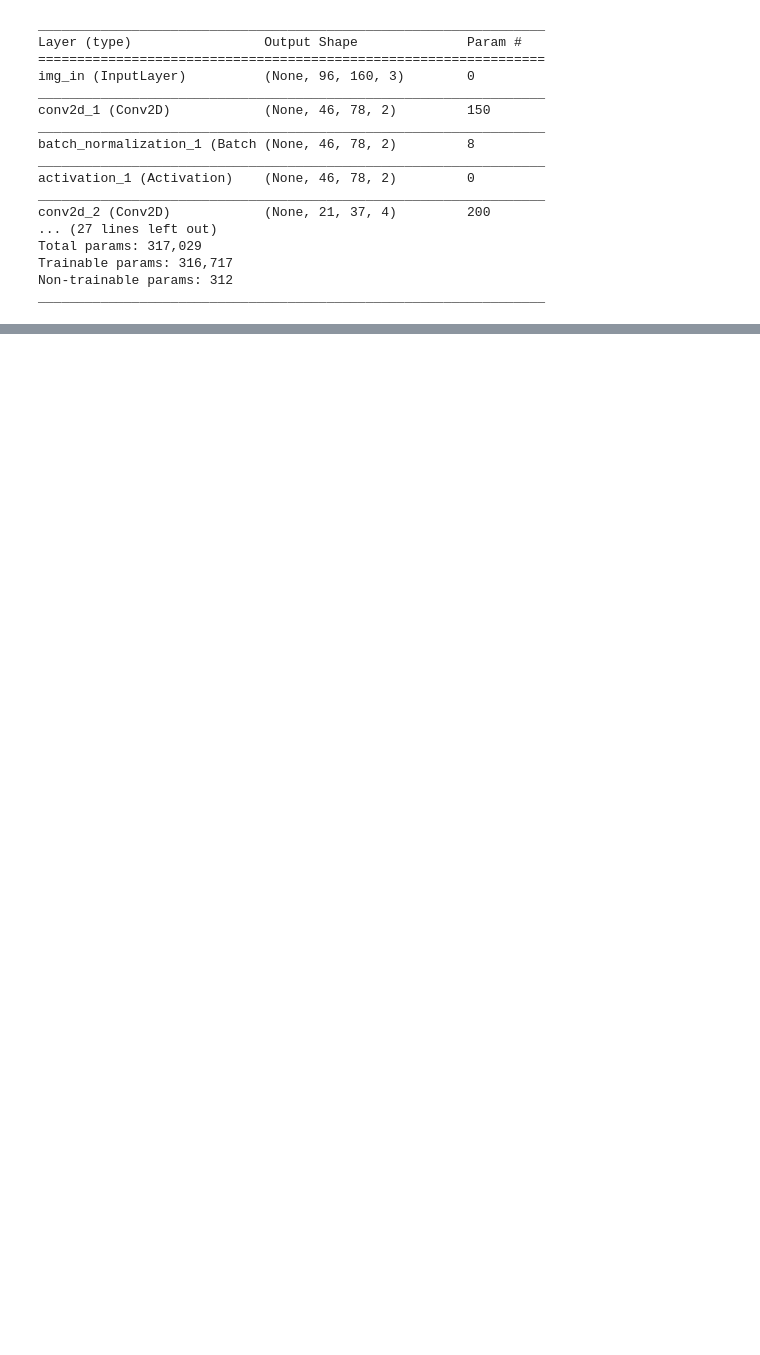
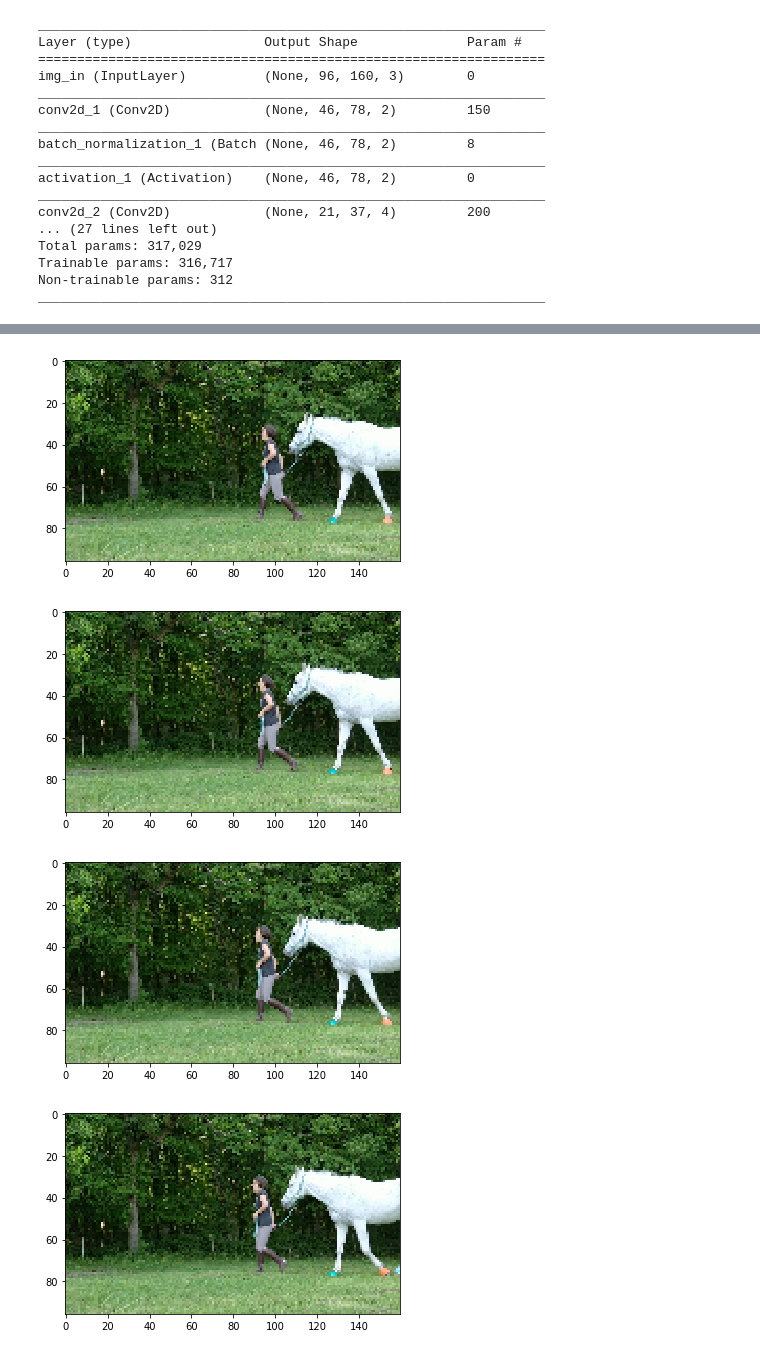
Before and after one commit to EParisot/Horse_Tracker, a Jupyter notebook: ML/Training.ipynb, the cells around one changed output, grey strips where cells are left out. Cells and saved outputs as stored; diff of their text form; code cells hidden in the pictures; blank space fills up the shorter version.

```diff
--- a/ML/Training.ipynb
+++ b/ML/Training.ipynb
@@ -153,0 +174,8 @@ historydf.plot(ylim=(0,1))
+# %%
+dataset = "Datas/"
+
+# load images from both train and test groups
+directory = dataset+'Train'
+images, labels_loc = load_photos(directory)
+nb_images = len(images)
+print('Loaded Images and labels for training: %d' % nb_images)
@@ -153,0 +184,21 @@ historydf.plot(ylim=(0,1))
+# %%
+#Normalise images
+images = np.array(images)
+images /= 255.0
+# %%
+win_size = 10
+
+images_seq = []
+labels_loc_seq =[]
+
+for i, image in enumerate(images):
+    if len(images) > i + win_size:
+        images_seq.append(images[i:i + win_size])
+
+for i, label_loc in enumerate(labels_loc):
+    if len(labels_loc) > i + win_size:
+        labels_loc_seq.append(labels_loc[i+win_size])
+# %%
+images_seq = np.array(images_seq)
+labels_loc_seq = np.array(pd.get_dummies(labels_loc_seq))
+images_seq.shape, labels_loc_seq.shape, images_seq, labels_loc_seq
@@ -153,0 +223,9 @@ historydf.plot(ylim=(0,1))
+# %%
+for image in images_seq[42]:
+    fig, axes = plt.subplots()
+    axes.imshow(image)
+# %% [output]
+[figure, added]
+[figure, added]
+[figure, added]
+[figure, added]
```
Also changed, not shown: parts of 21 cells of this notebook, 3 other files.
